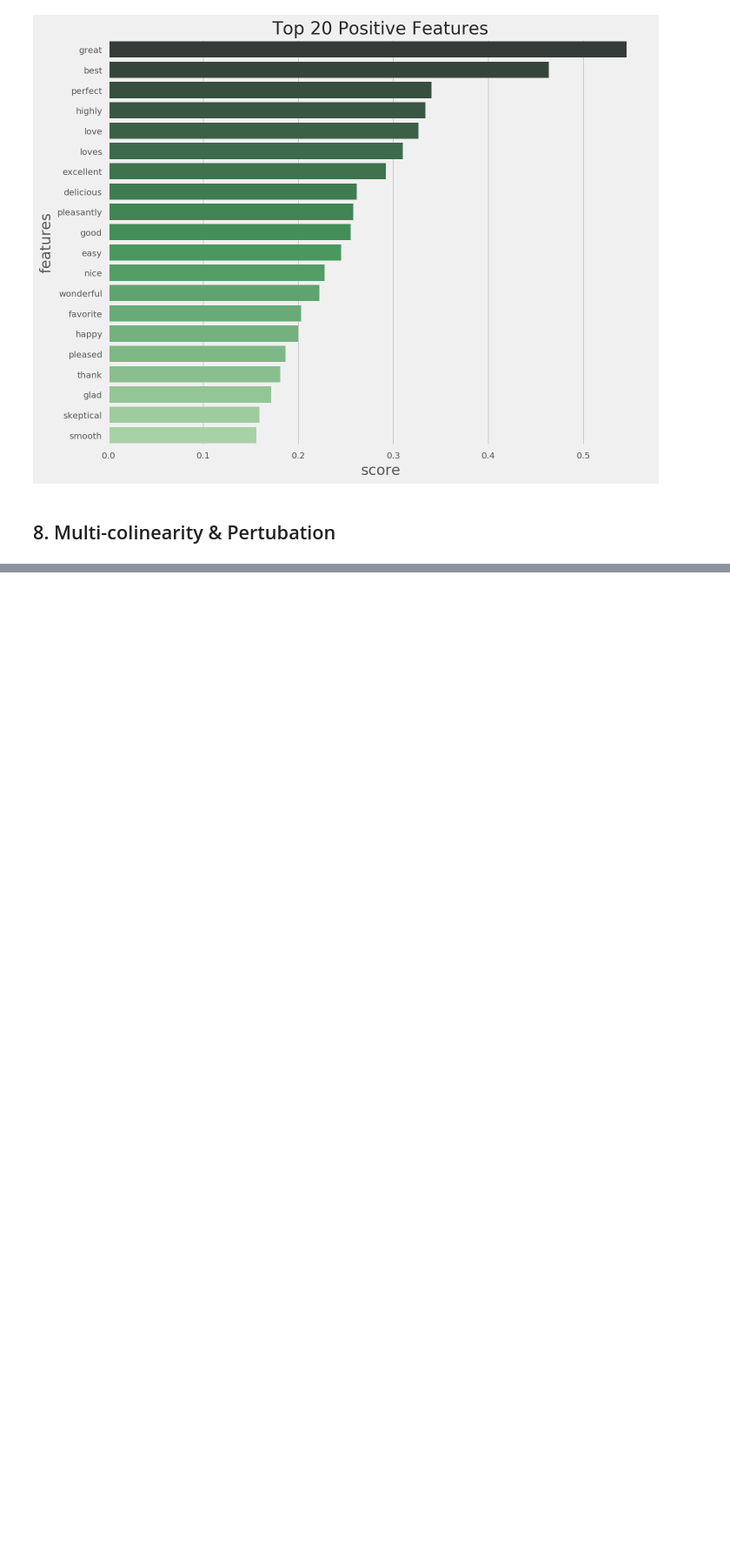
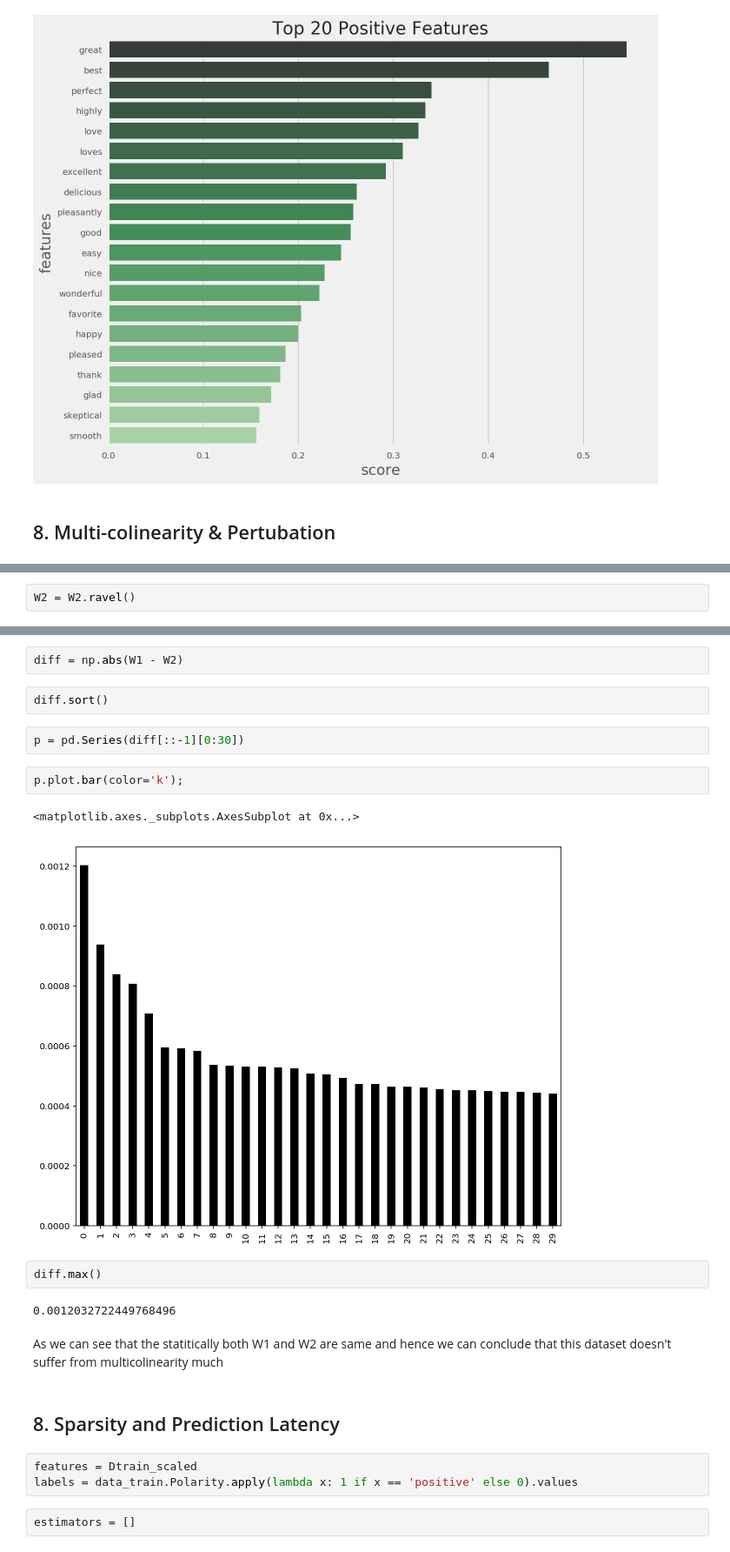
Before and after one commit to MayukhSobo/Amazon-Review----Logistic-Regression, a Jupyter notebook: BOW -- Logistic Regression.ipynb, the cells around one changed output, grey strips where cells are left out. Shown at 87% size. Cells and saved outputs as stored; diff of their text form; blank space fills up the shorter version.

```diff
--- a/BOW -- Logistic Regression.ipynb
+++ b/BOW -- Logistic Regression.ipynb
@@ -320,0 +344,2 @@ plt.title('Top 20 Positive Features');
+# %%
+W2 = W2.ravel()
@@ -320,0 +371,24 @@ plt.title('Top 20 Positive Features');
+# %%
+diff = np.abs(W1 - W2)
+# %%
+diff.sort()
+# %%
+p = pd.Series(diff[::-1][0:30])
+# %%
+p.plot.bar(color='k');
+# %% [output]
+<matplotlib.axes._subplots.AxesSubplot at 0x...>
+[figure, added]
+# %%
+diff.max()
+# %% [output]
+0.0012032722449768496
+# %% [markdown]
+As we can see that the statitically both W1 and W2 are same and hence we can conclude that this dataset doesn't suffer from multicolinearity much
+# %% [markdown]
+## 8. Sparsity and Prediction Latency
+# %%
+features = Dtrain_scaled
+labels = data_train.Polarity.apply(lambda x: 1 if x == 'positive' else 0).values
+# %%
+estimators = []
```
Also changed, not shown: parts of 26 cells of this notebook.
